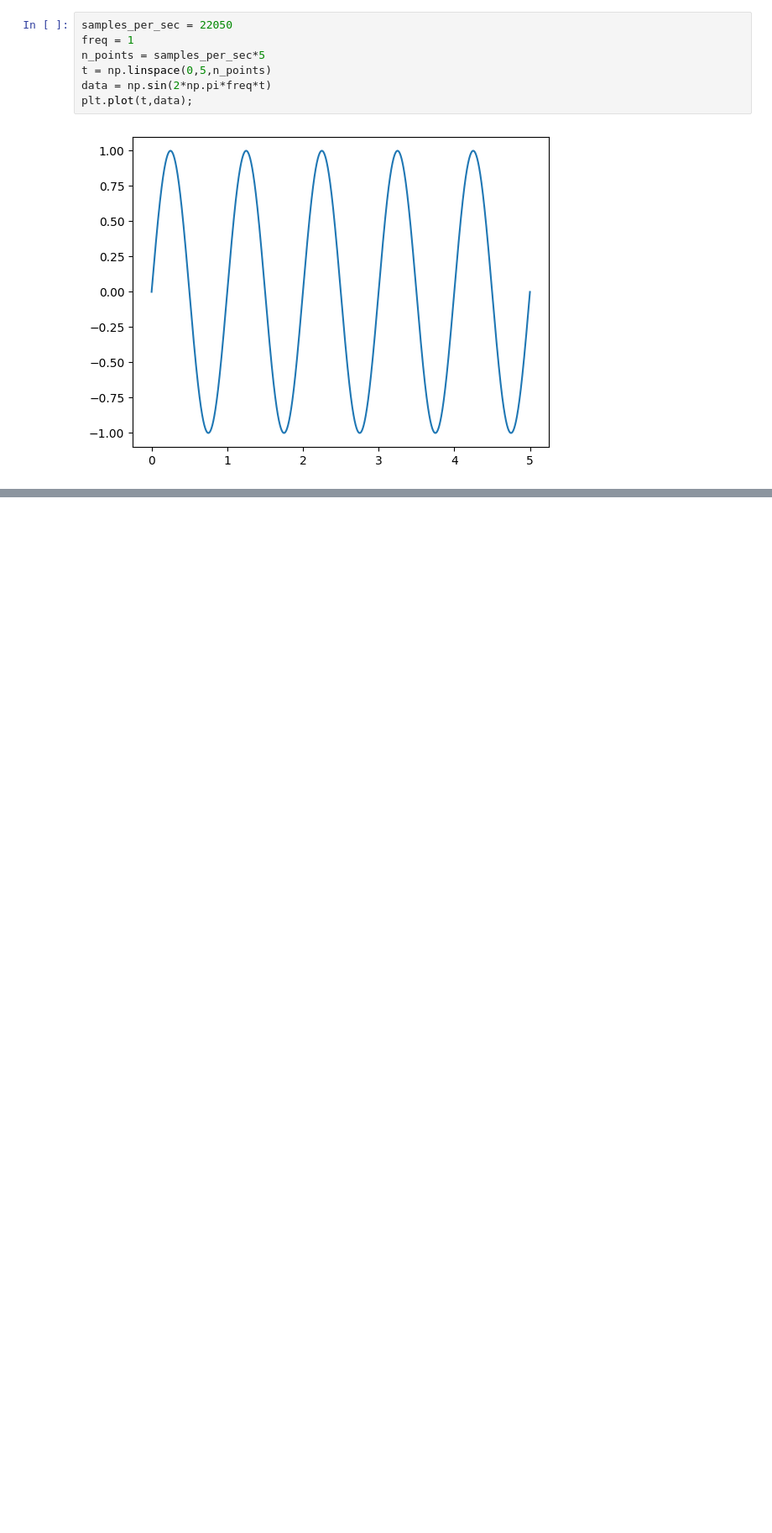
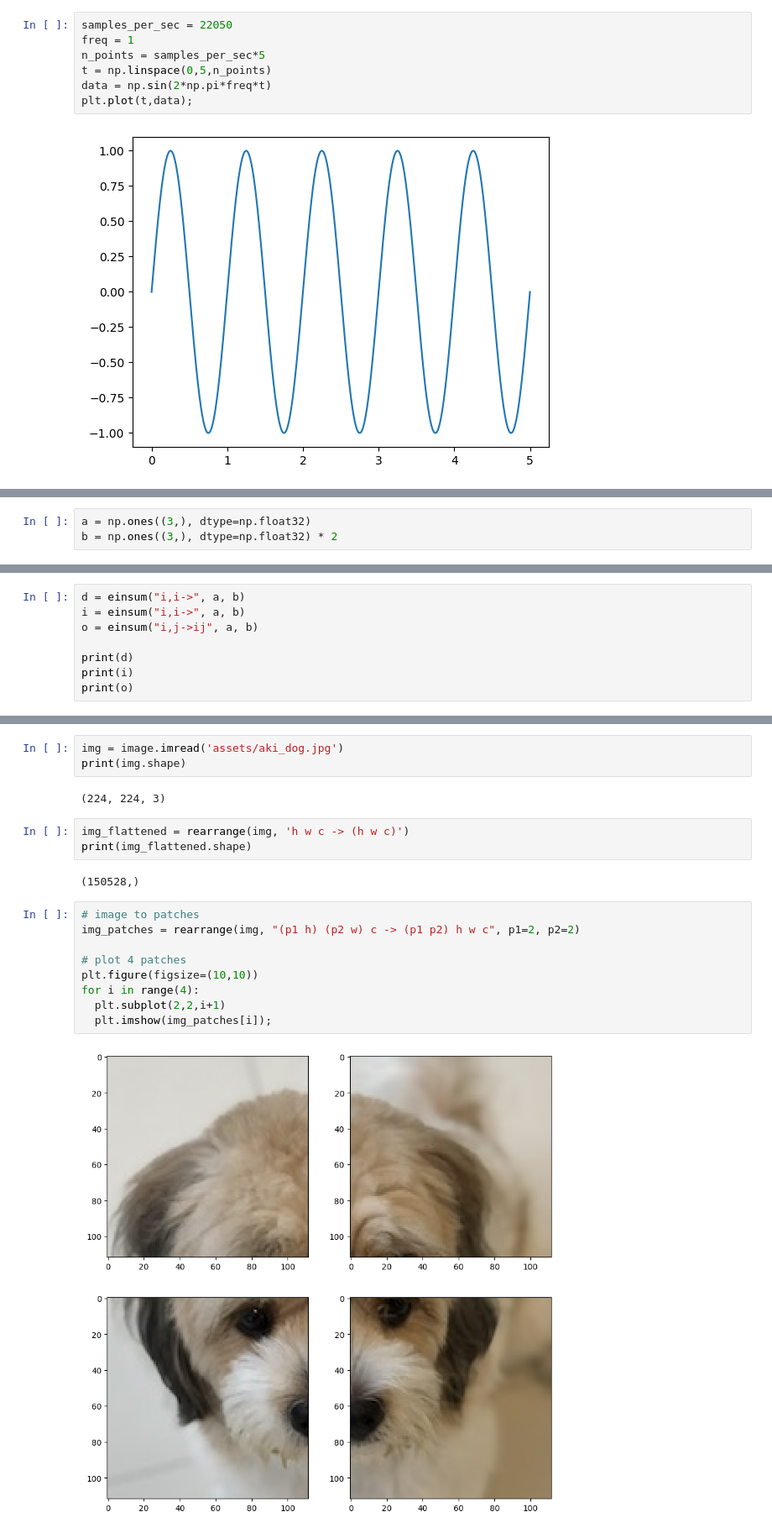
Before and after one commit to cayasryan/Cayas-AI-231, a Jupyter notebook: numpy_test.ipynb, the cells around one changed output, grey strips where cells are left out. Shown at 84% size. Saved outputs shown, nothing was run; the diff lists cells and outputs as text; blank space fills up the shorter version.

```diff
--- a/numpy_test.ipynb
+++ b/numpy_test.ipynb
@@ -41,0 +135,3 @@ plt.plot(t,data);
+# %%
+a = np.ones((3,), dtype=np.float32)
+b = np.ones((3,), dtype=np.float32) * 2
@@ -41,0 +152,8 @@ plt.plot(t,data);
+# %%
+d = einsum("i,i->", a, b)
+i = einsum("i,i->", a, b)
+o = einsum("i,j->ij", a, b)
+
+print(d)
+print(i)
+print(o)
@@ -41,0 +172,21 @@ plt.plot(t,data);
+# %%
+img = image.imread('assets/aki_dog.jpg')
+print(img.shape)
+# %% [output]
+(224, 224, 3)
+# %%
+img_flattened = rearrange(img, 'h w c -> (h w c)')
+print(img_flattened.shape)
+# %% [output]
+(150528,)
+# %%
+# image to patches
+img_patches = rearrange(img, "(p1 h) (p2 w) c -> (p1 p2) h w c", p1=2, p2=2)
+
+# plot 4 patches
+plt.figure(figsize=(10,10))
+for i in range(4):
+  plt.subplot(2,2,i+1)
+  plt.imshow(img_patches[i]);
+# %% [output]
+[figure, added]
```
Also changed, not shown: parts of 28 cells of this notebook, 2 other files.
